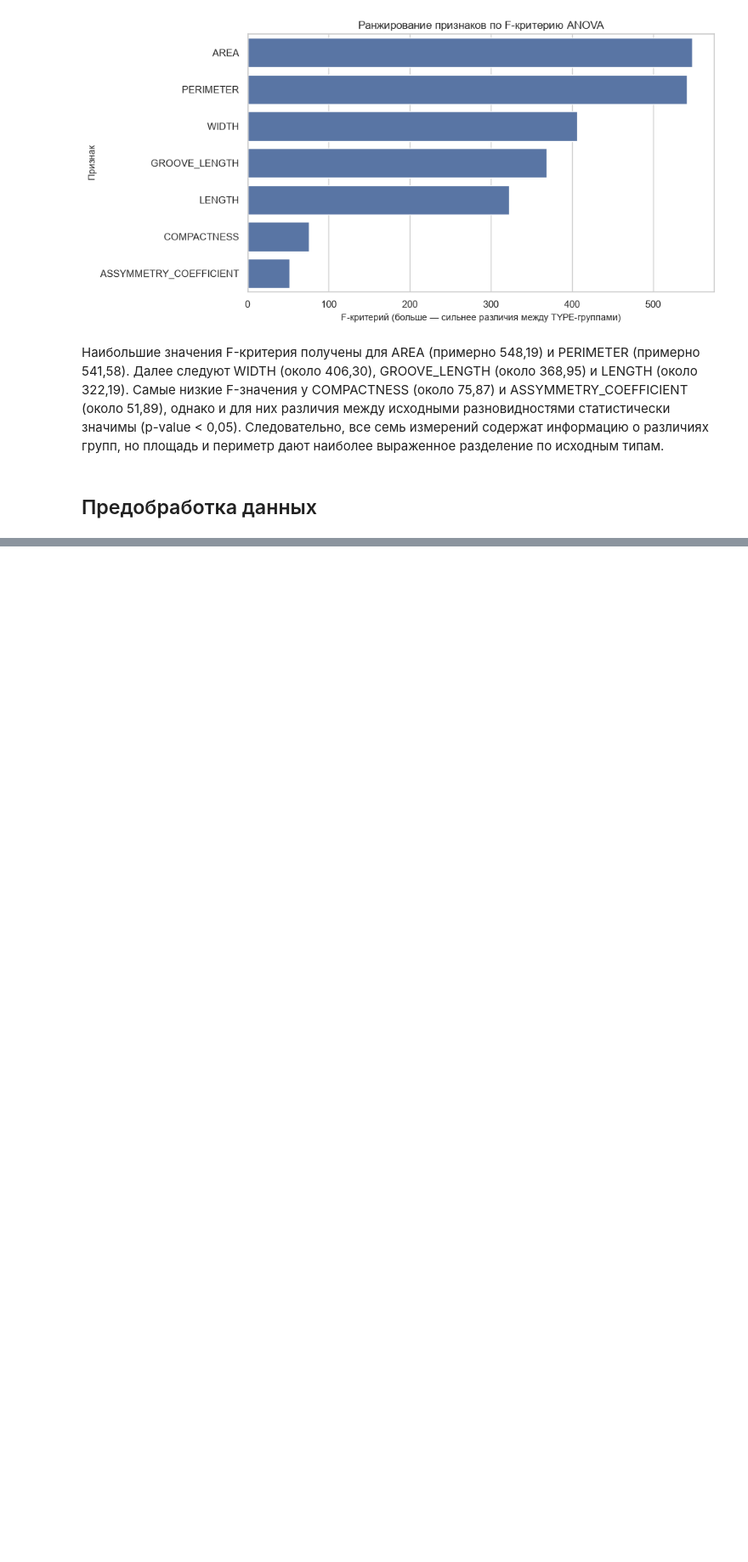
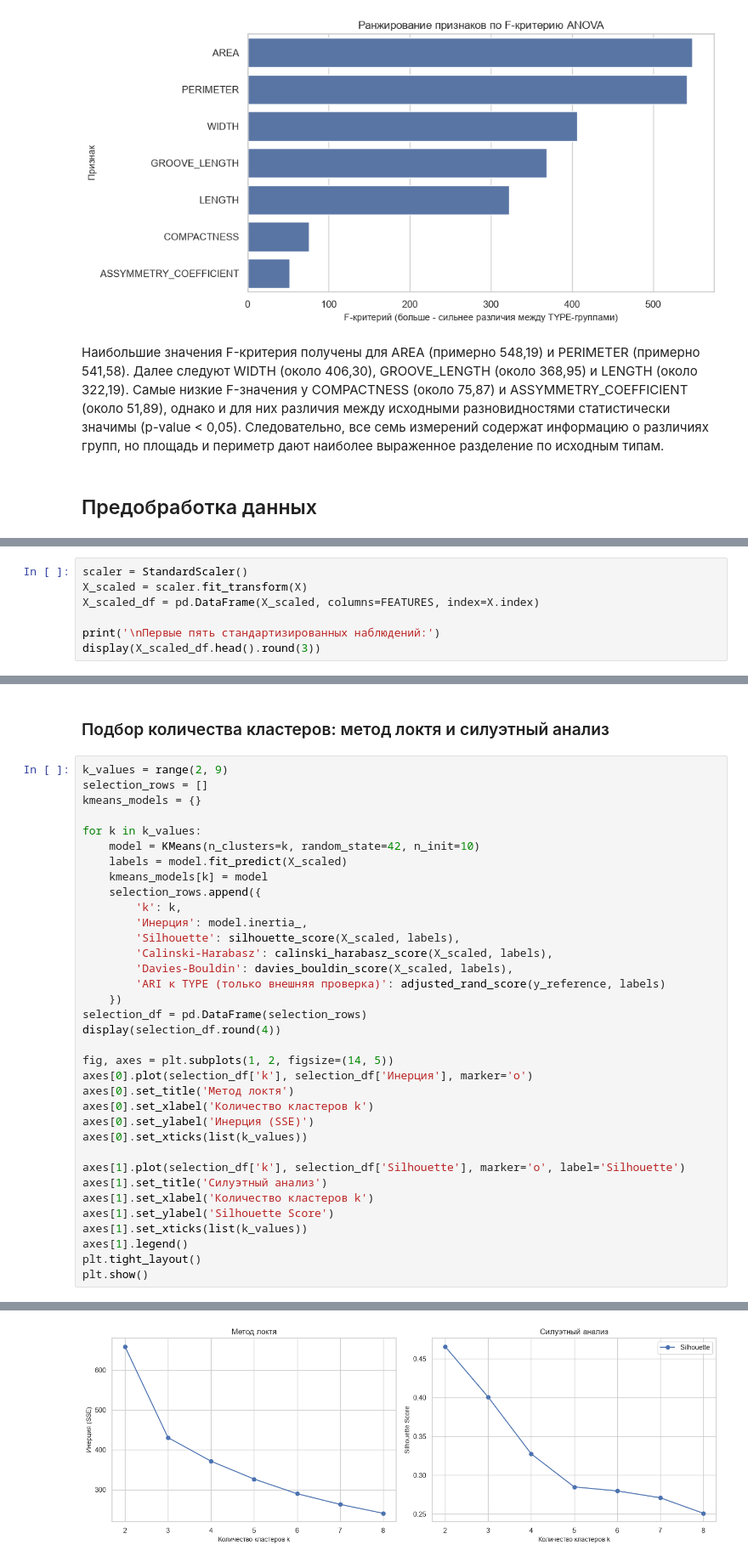
Before and after one commit to violllin/lab3_clustering, a Jupyter notebook: lab3.ipynb, the cells around one changed output, grey strips where cells are left out. Shown at 85% size. Saved outputs shown, nothing was run; the diff lists cells and outputs as text; blank space fills up the shorter version.

```diff
--- a/lab3.ipynb
+++ b/lab3.ipynb
@@ -271,0 +292,7 @@ plt.show()
+# %%
+scaler = StandardScaler()
+X_scaled = scaler.fit_transform(X)
+X_scaled_df = pd.DataFrame(X_scaled, columns=FEATURES, index=X.index)
+
+print('\nПервые пять стандартизированных наблюдений:')
+display(X_scaled_df.head().round(3))
@@ -271,0 +335,38 @@ plt.show()
+# %% [markdown]
+### Подбор количества кластеров: метод локтя и силуэтный анализ
+# %%
+k_values = range(2, 9)
+selection_rows = []
+kmeans_models = {}
+
+for k in k_values:
+    model = KMeans(n_clusters=k, random_state=42, n_init=10)
+    labels = model.fit_predict(X_scaled)
+    kmeans_models[k] = model
+    selection_rows.append({
+        'k': k,
+        'Инерция': model.inertia_,
+        'Silhouette': silhouette_score(X_scaled, labels),
+        'Calinski-Harabasz': calinski_harabasz_score(X_scaled, labels),
+        'Davies-Bouldin': davies_bouldin_score(X_scaled, labels),
+        'ARI к TYPE (только внешняя проверка)': adjusted_rand_score(y_reference, labels)
+    })
+selection_df = pd.DataFrame(selection_rows)
+display(selection_df.round(4))
+
+fig, axes = plt.subplots(1, 2, figsize=(14, 5))
+axes[0].plot(selection_df['k'], selection_df['Инерция'], marker='o')
+axes[0].set_title('Метод локтя')
+axes[0].set_xlabel('Количество кластеров k')
+axes[0].set_ylabel('Инерция (SSE)')
+axes[0].set_xticks(list(k_values))
+
+axes[1].plot(selection_df['k'], selection_df['Silhouette'], marker='o', label='Silhouette')
+axes[1].set_title('Силуэтный анализ')
+axes[1].set_xlabel('Количество кластеров k')
+axes[1].set_ylabel('Silhouette Score')
+axes[1].set_xticks(list(k_values))
+axes[1].legend()
+plt.tight_layout()
+plt.show()
+# %% [output]
@@ -271,0 +381 @@ plt.show()
+[figure, added]
```
Also changed, not shown: parts of 36 cells of this notebook.
